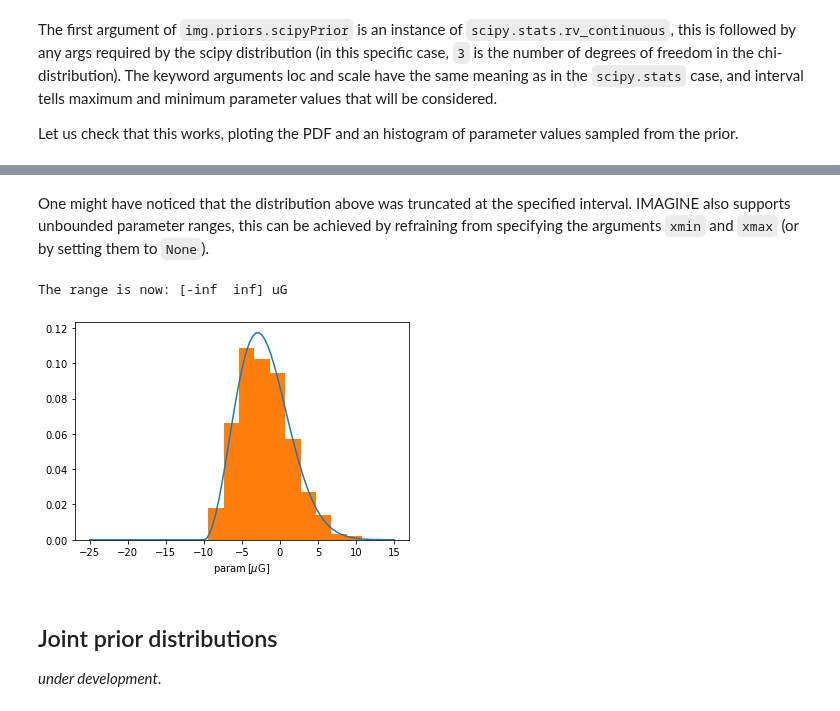
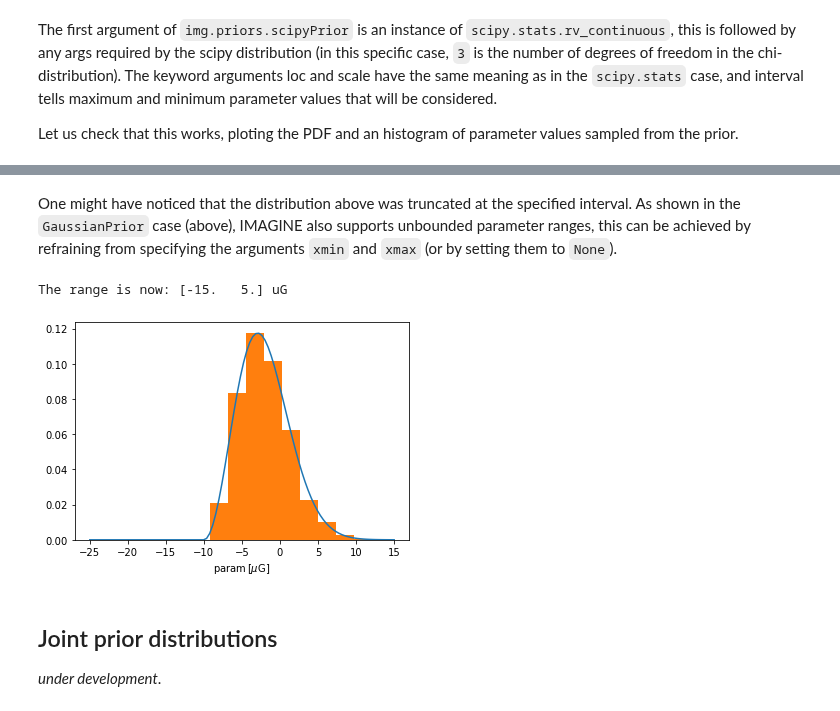
Before and after one commit to IMAGINE-Consortium/imagine, a Jupyter notebook: tutorials/tutorial_priors.ipynb, the cells around one changed output, grey strips where cells are left out. Saved outputs shown, nothing was run; the diff lists cells and outputs as text; code cells hidden in the pictures.

Commit message:
Adjustments to FlatPrior and tutorial_prior.

```diff
--- a/tutorials/tutorial_priors.ipynb
+++ b/tutorials/tutorial_priors.ipynb
@@ -106,22 +137,21 @@ plt.xlabel(r'param$\,[\mu\rm G]$');
 # %% [markdown]
-One might have noticed that the distribution above was truncated at the specified interval. IMAGINE also supports unbounded parameter ranges, this
-can be achieved by refraining from specifying the arguments `xmin` and `xmax` (or by setting them to `None`).
+One might have noticed that the distribution above was truncated at the specified interval. As shown in the `GaussianPrior` case (above), IMAGINE also supports unbounded parameter ranges, this can be achieved by refraining from specifying the arguments `xmin` and `xmax` (or by setting them to `None`).
 # %%
-chiPrior = img.priors.ScipyPrior(scipy.stats.chi, 3, loc=-10*muG, unit=muG,
+chi_prior = img.priors.ScipyPrior(scipy.stats.chi, 3, loc=-10*muG, unit=muG,
                                  scale=5*muG)
 print('The range is now:', chiPrior.range)
 # %% [output]
-The range is now: [-inf  inf] uG
+The range is now: [-15.   5.] uG
 # %%
 # Plots the PDF associated with this prior
 t = np.linspace(-25,15,100)*muG
-plt.plot(t, chiPrior.pdf(t))
+plt.plot(t, chi_prior.pdf(t))
 # Plots the distribution of values constructed using this prior
 x = np.random.random_sample(2000)
-plt.hist(chiPrior(x).value, density=True);
+plt.hist(chi_prior(x).value, density=True);
 plt.xlabel(r'param$\,[\mu\rm G]$');
 # %% [output]
-[figure, old version]
+[figure, new version]
 # %% [markdown]
 ## Joint prior distributions
 
```
Also changed, not shown: parts of 11 cells of this notebook, 3 other files.
